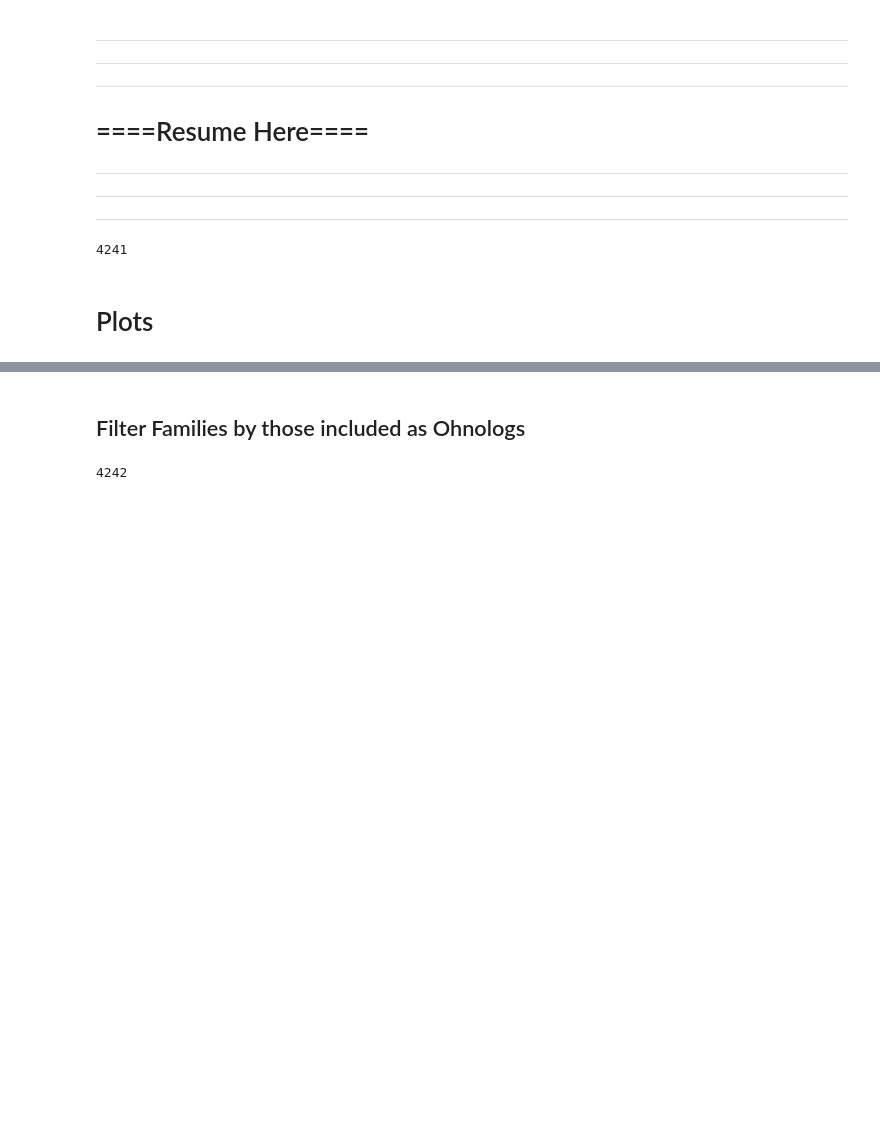
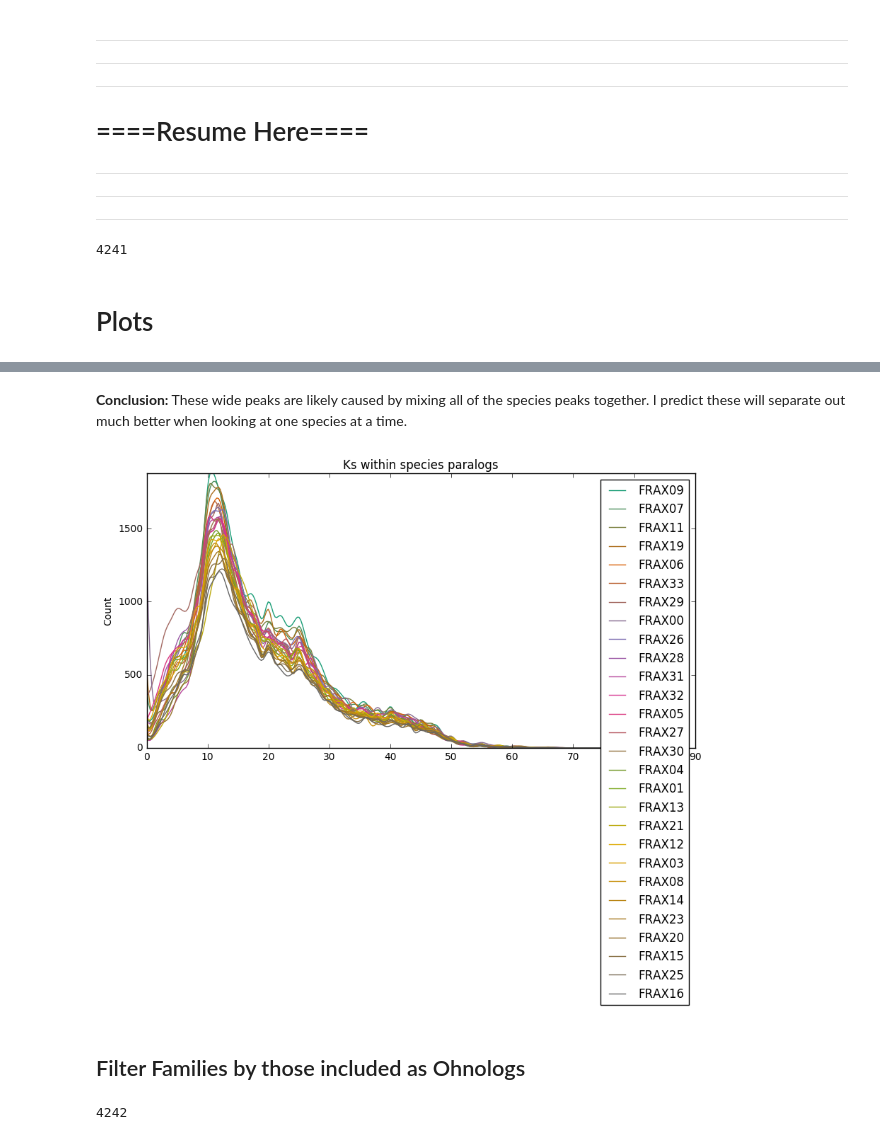
Before and after one commit to josiahseaman/DNA_Duplications, a Jupyter notebook: KsPlots.ipynb, the cells around one changed output, grey strips where cells are left out. Saved outputs shown, nothing was run; the diff lists cells and outputs as text; code cells hidden in the pictures; blank space fills up the shorter version.

```diff
--- a/KsPlots.ipynb
+++ b/KsPlots.ipynb
@@ -432,0 +479,2 @@ NameError: name 'all_ks_stats' is not defined
+# %%
+ks_paralogs_by_species = {species: ks_stat_pairs(pairs) for species, pairs in paralogs_by_species.items()}
@@ -544,3 +671,14 @@ NameError: name 'ks_vals_all' is not defined
+# %% [markdown]
+**Conclusion:** These wide peaks are likely caused by mixing all of the species peaks together.  I predict these will separate out much better when looking at one species at a time.
+# %%
+plot_by_species = {}
+for species, pairs in ks_paralogs_by_species.items():
+    species_stats = [int(stats['ks_ratio'] * 100) for names, stats in pairs.items()]
+#     print(species, species_stats[:10])
+    plot_by_species[species] = species_stats
+categorical_histogram('Ks within species paralogs', plot_by_species, xmax=85)
+# %% [output]
+[figure, added]
 # %% [markdown]
 ## Filter Families by those included as Ohnologs
 # %%
```
Also changed, not shown: parts of 56 cells of this notebook.
